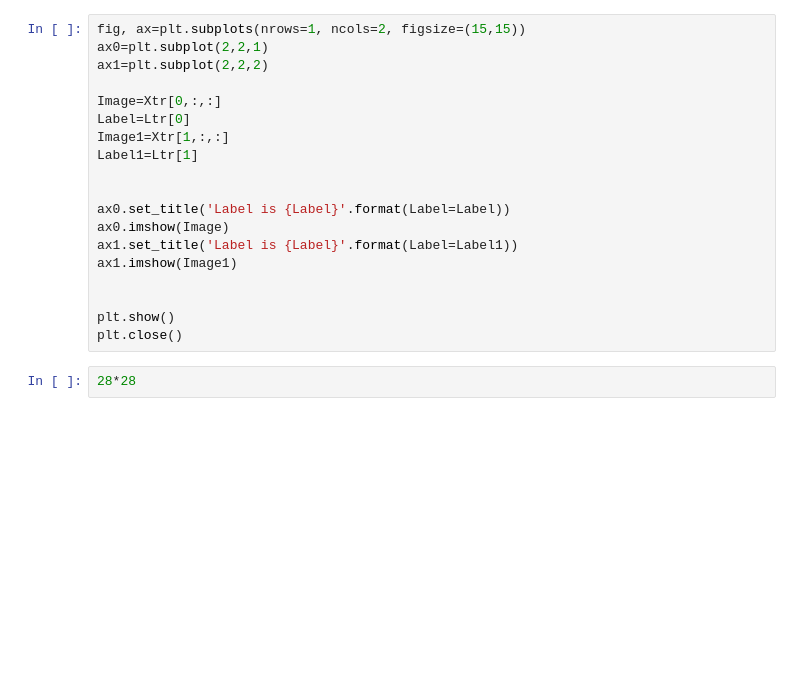
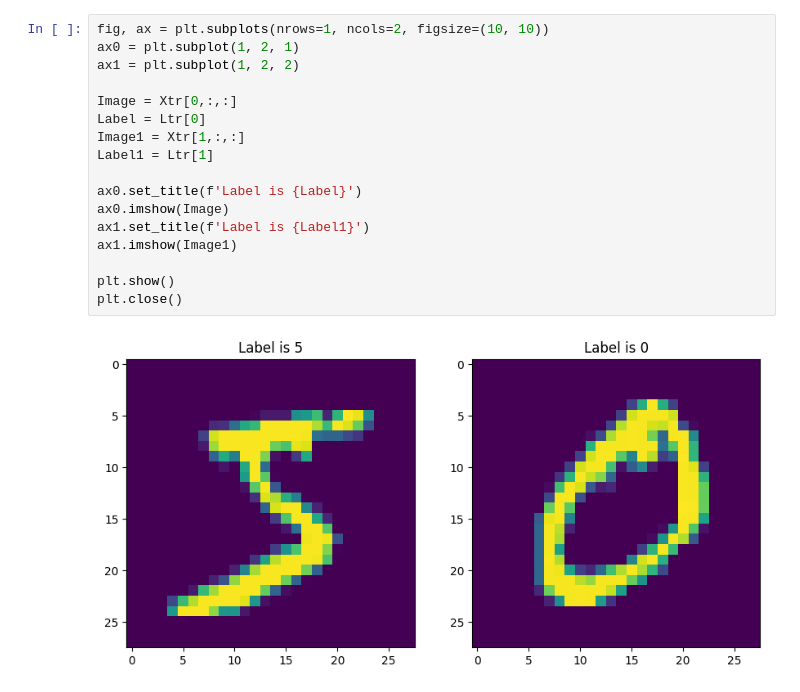
Before and after one commit to natashadonner/one-pixel-attack, a Jupyter notebook: D7079E_code_kNN_task.ipynb, the cells around one changed output. Drawn from its saved outputs; the diff is of its cells as text; blank space fills up the shorter version.

```diff
--- a/D7079E_code_kNN_task.ipynb
+++ b/D7079E_code_kNN_task.ipynb
@@ -20,21 +19,19 @@ plt.close()
 # %%
-fig, ax=plt.subplots(nrows=1, ncols=2, figsize=(15,15))
-ax0=plt.subplot(2,2,1)
-ax1=plt.subplot(2,2,2)
+fig, ax = plt.subplots(nrows=1, ncols=2, figsize=(10, 10))
+ax0 = plt.subplot(1, 2, 1)
+ax1 = plt.subplot(1, 2, 2)
 
-Image=Xtr[0,:,:]
-Label=Ltr[0]
-Image1=Xtr[1,:,:]
-Label1=Ltr[1]
+Image = Xtr[0,:,:]
+Label = Ltr[0]
+Image1 = Xtr[1,:,:]
+Label1 = Ltr[1]
 
-
-ax0.set_title('Label is {Label}'.format(Label=Label))
+ax0.set_title(f'Label is {Label}')
 ax0.imshow(Image)
-ax1.set_title('Label is {Label}'.format(Label=Label1))
+ax1.set_title(f'Label is {Label1}')
 ax1.imshow(Image1)
-
 
 plt.show()
 plt.close()
+# %% [output]
+[figure, added]
-# %%
-28*28
```
Also changed, not shown: parts of 16 cells of this notebook, 9 other files.
